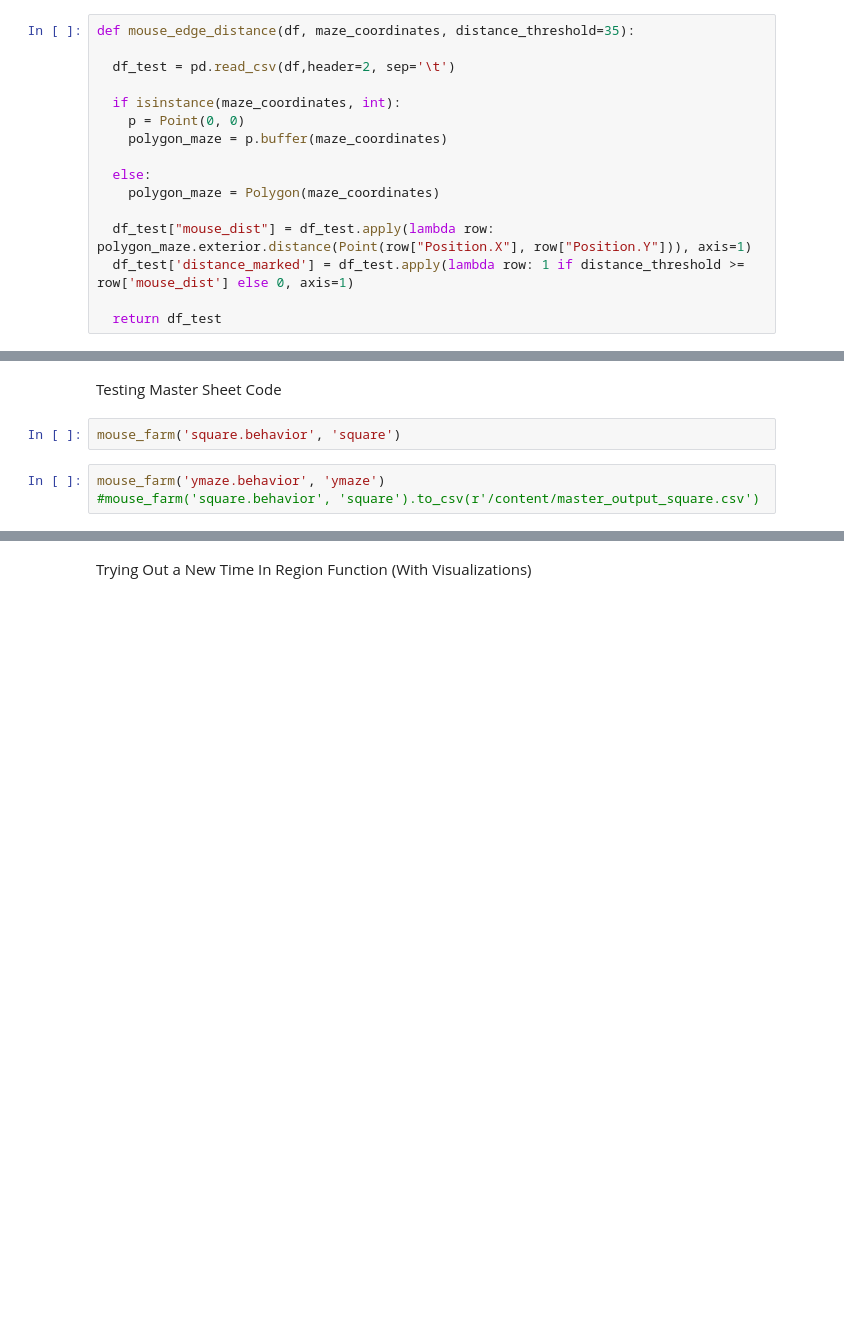
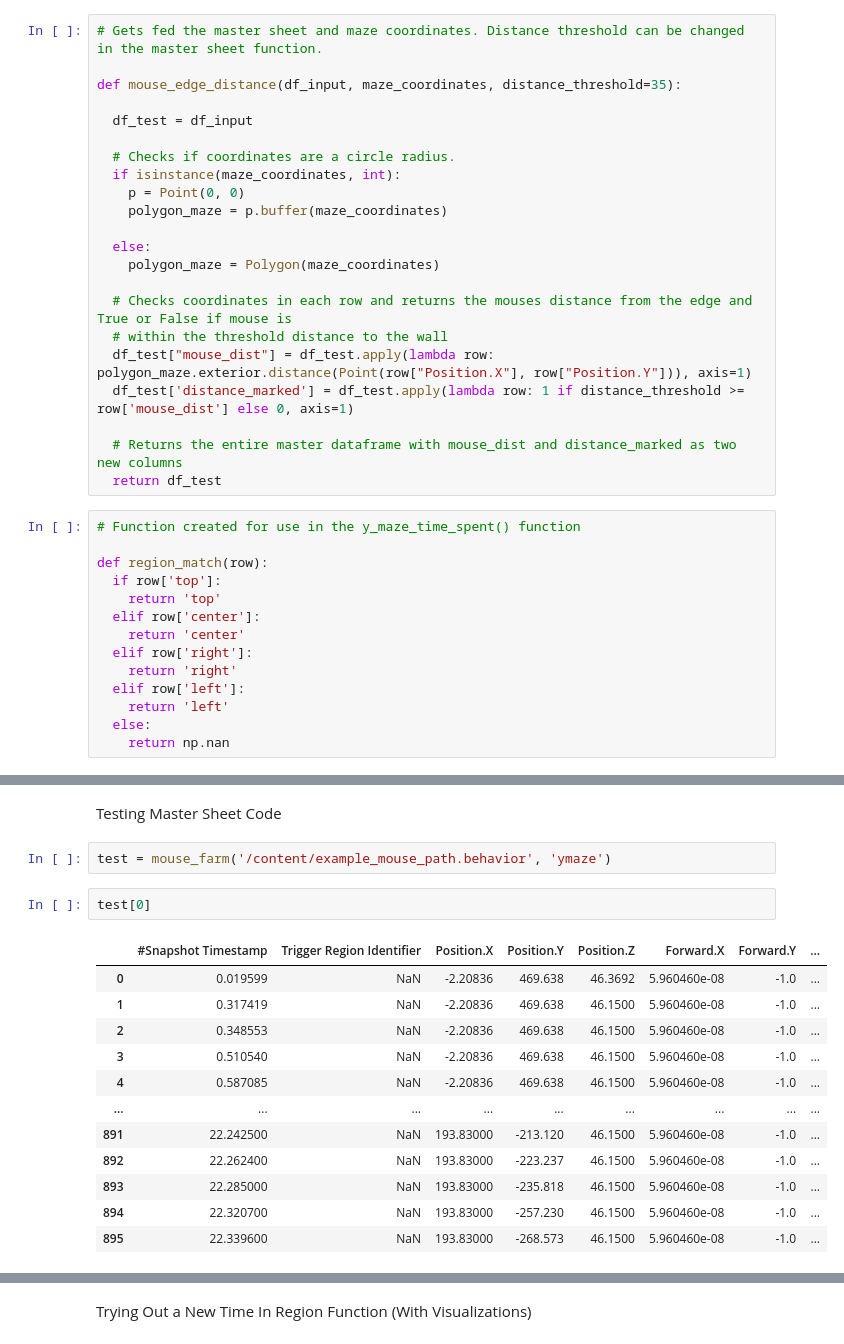
Before and after one commit to cmason30/mouse-maze-vr, a Jupyter notebook: master_sheet_code.ipynb, the cells around one changed output, grey strips where cells are left out. Cells and saved outputs as stored; diff of their text form; blank space fills up the shorter version.

Commit message:
update to master sheet - added comments

```diff
--- a/master_sheet_code.ipynb
+++ b/master_sheet_code.ipynb
@@ -468,10 +466,13 @@ corr_coords = np.array([[-75, -1332.286],
 # %% [markdown]
 Distance from Nearest Wall
 # %%
-def mouse_edge_distance(df, maze_coordinates, distance_threshold=35):
+# Gets fed the master sheet and maze coordinates. Distance threshold can be changed in the master sheet function.
 
-  df_test = pd.read_csv(df,header=2, sep='\t')
+def mouse_edge_distance(df_input, maze_coordinates, distance_threshold=35):
 
+  df_test = df_input
+
+  # Checks if coordinates are a circle radius.
   if isinstance(maze_coordinates, int):
     p = Point(0, 0)
     polygon_maze = p.buffer(maze_coordinates)
@@ -479,7 +480,24 @@ def mouse_edge_distance(df, maze_coordinates, distance_threshold=35):
   else:
     polygon_maze = Polygon(maze_coordinates)
 
+  # Checks coordinates in each row and returns the mouses distance from the edge and True or False if mouse is
+  # within the threshold distance to the wall
   df_test["mouse_dist"] = df_test.apply(lambda row: polygon_maze.exterior.distance(Point(row["Position.X"], row["Position.Y"])), axis=1)
   df_test['distance_marked'] = df_test.apply(lambda row: 1 if distance_threshold >= row['mouse_dist'] else 0, axis=1)
 
+  # Returns the entire master dataframe with mouse_dist and distance_marked as two new columns
   return df_test
+# %%
+# Function created for use in the y_maze_time_spent() function
+
+def region_match(row):
+  if row['top']:
+    return 'top'
+  elif row['center']:
+    return 'center'
+  elif row['right']:
+    return 'right'
+  elif row['left']:
+    return 'left'
+  else:
+    return np.nan
@@ -575,8 +654,20 @@ def mouse_farm(df_path, maze_array, master_path=None):
 # Testing Environment (Messy Area)
 # %% [markdown]
 Testing Master Sheet Code
-# %%
-mouse_farm('square.behavior', 'square')
-# %%
-mouse_farm('ymaze.behavior', 'ymaze')
-#mouse_farm('square.behavior', 'square').to_csv(r'/content/master_output_square.csv')
+# %%
+test = mouse_farm('/content/example_mouse_path.behavior', 'ymaze')
+# %%
+test[0]
+# %% [output]
+|  | #Snapshot Timestamp | Trigger Region Identifier | Position.X | Position.Y | Position.Z | Forward.X | Forward.Y | ... |
+| 0 | 0.019599 | NaN | -2.20836 | 469.638 | 46.3692 | 5.960460e-08 | -1.0 | ... |
+| 1 | 0.317419 | NaN | -2.20836 | 469.638 | 46.1500 | 5.960460e-08 | -1.0 | ... |
+| 2 | 0.348553 | NaN | -2.20836 | 469.638 | 46.1500 | 5.960460e-08 | -1.0 | ... |
+| 3 | 0.510540 | NaN | -2.20836 | 469.638 | 46.1500 | 5.960460e-08 | -1.0 | ... |
+| 4 | 0.587085 | NaN | -2.20836 | 469.638 | 46.1500 | 5.960460e-08 | -1.0 | ... |
+| ... | ... | ... | ... | ... | ... | ... | ... | ... |
+| 891 | 22.242500 | NaN | 193.83000 | -213.120 | 46.1500 | 5.960460e-08 | -1.0 | ... |
+| 892 | 22.262400 | NaN | 193.83000 | -223.237 | 46.1500 | 5.960460e-08 | -1.0 | ... |
+| 893 | 22.285000 | NaN | 193.83000 | -235.818 | 46.1500 | 5.960460e-08 | -1.0 | ... |
+| 894 | 22.320700 | NaN | 193.83000 | -257.230 | 46.1500 | 5.960460e-08 | -1.0 | ... |
+| 895 | 22.339600 | NaN | 193.83000 | -268.573 | 46.1500 | 5.960460e-08 | -1.0 | ... |
```
Also changed, not shown: parts of 13 cells of this notebook.
